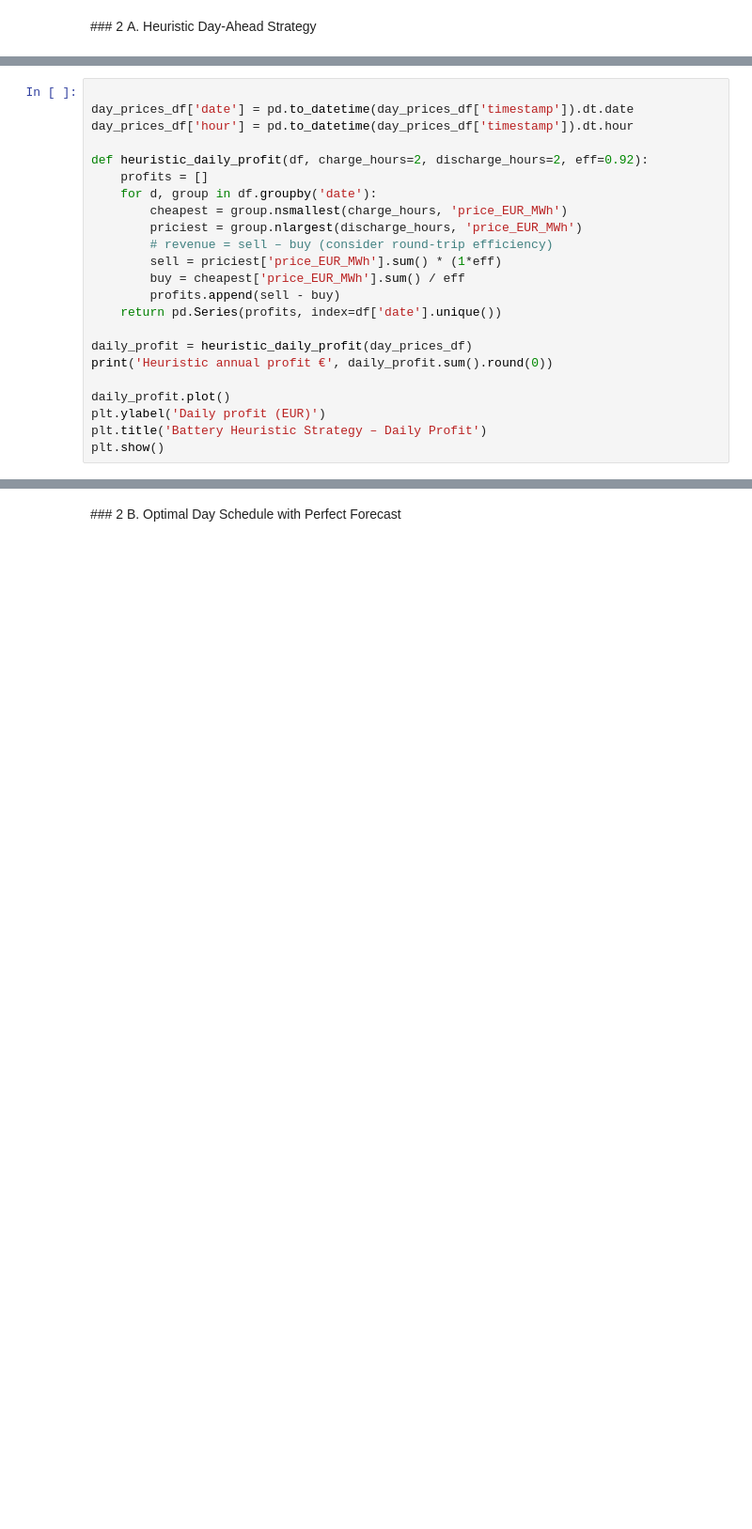
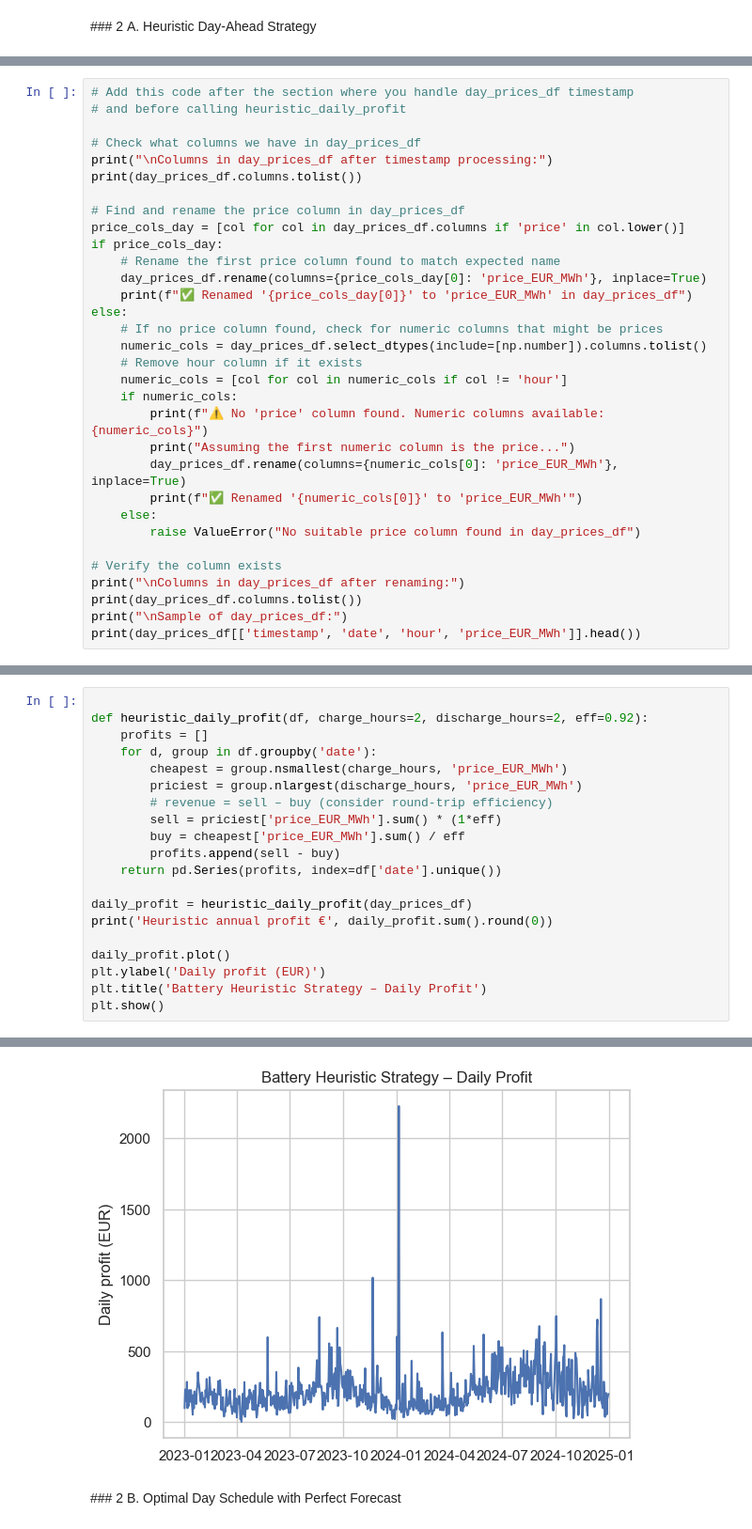
Before and after one commit to aurimas13/lithuanian_energy_repo, a Jupyter notebook: notebooks/lithuanian_energy_analysis.ipynb, the cells around one changed output, grey strips where cells are left out. Shown: that part at 94% size. Drawn from its saved outputs; the diff is of its cells as text; blank space fills up the shorter version.

```diff
--- a/notebooks/lithuanian_energy_analysis.ipynb
+++ b/notebooks/lithuanian_energy_analysis.ipynb
@@ -143,0 +565,32 @@ This illustrative back‑test demonstrates how exploiting systematic deficit hou
+# %%
+# Add this code after the section where you handle day_prices_df timestamp
+# and before calling heuristic_daily_profit
+
+# Check what columns we have in day_prices_df
+print("\nColumns in day_prices_df after timestamp processing:")
+print(day_prices_df.columns.tolist())
+
+# Find and rename the price column in day_prices_df
+price_cols_day = [col for col in day_prices_df.columns if 'price' in col.lower()]
+if price_cols_day:
+    # Rename the first price column found to match expected name
+    day_prices_df.rename(columns={price_cols_day[0]: 'price_EUR_MWh'}, inplace=True)
+    print(f"✅ Renamed '{price_cols_day[0]}' to 'price_EUR_MWh' in day_prices_df")
+else:
+    # If no price column found, check for numeric columns that might be prices
+    numeric_cols = day_prices_df.select_dtypes(include=[np.number]).columns.tolist()
+    # Remove hour column if it exists
+    numeric_cols = [col for col in numeric_cols if col != 'hour']
+    if numeric_cols:
+        print(f"⚠️ No 'price' column found. Numeric columns available: {numeric_cols}")
+        print("Assuming the first numeric column is the price...")
+        day_prices_df.rename(columns={numeric_cols[0]: 'price_EUR_MWh'}, inplace=True)
+        print(f"✅ Renamed '{numeric_cols[0]}' to 'price_EUR_MWh'")
+    else:
+        raise ValueError("No suitable price column found in day_prices_df")
+
+# Verify the column exists
+print("\nColumns in day_prices_df after renaming:")
+print(day_prices_df.columns.tolist())
+print("\nSample of day_prices_df:")
+print(day_prices_df[['timestamp', 'date', 'hour', 'price_EUR_MWh']].head())
@@ -144,7 +612,4 @@ This illustrative back‑test demonstrates how exploiting systematic deficit hou
 # %%
-
-day_prices_df['date'] = pd.to_datetime(day_prices_df['timestamp']).dt.date
-day_prices_df['hour'] = pd.to_datetime(day_prices_df['timestamp']).dt.hour
 
 def heuristic_daily_profit(df, charge_hours=2, discharge_hours=2, eff=0.92):
     profits = []
@@ -164,3 +629,4 @@ daily_profit.plot()
 plt.ylabel('Daily profit (EUR)')
 plt.title('Battery Heuristic Strategy – Daily Profit')
 plt.show()
+# %% [output]
@@ -167,3 +634,4 @@ plt.show()
+[figure, added]
 # %% [markdown]
 ### 2 B. Optimal Day Schedule with Perfect Forecast
 # %%
```
Also changed, not shown: parts of 23 cells of this notebook, 18 other files.
